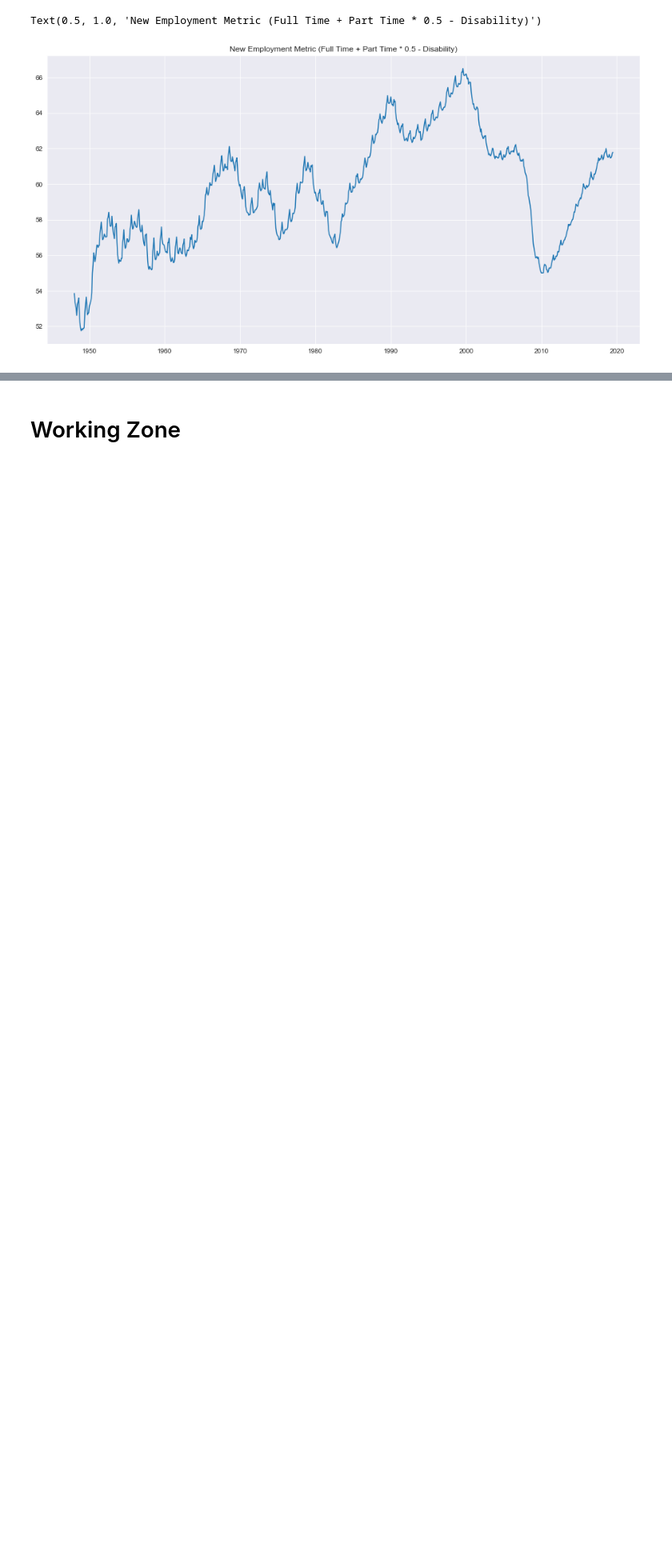
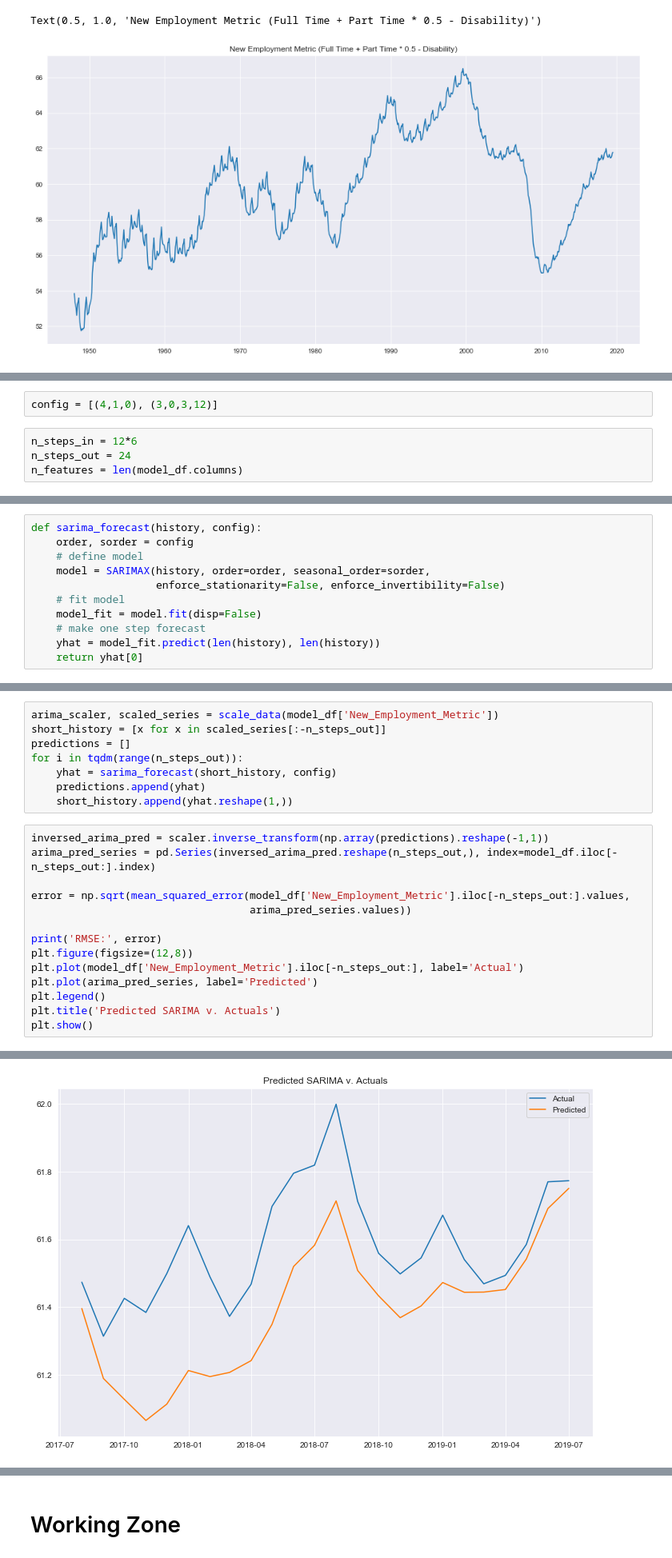
Before and after one commit to zapatos24/Employment_Prediction_LSTM_NN, a Jupyter notebook: mod_7_project.ipynb, the cells around one changed output, grey strips where cells are left out. Shown at 80% size. Saved outputs shown, nothing was run; the diff lists cells and outputs as text; blank space fills up the shorter version.

```diff
--- a/mod_7_project.ipynb
+++ b/mod_7_project.ipynb
@@ -1270 +1379,7 @@ Text(0.5, 1.0, 'New Employment Metric (Full Time + Part Time * 0.5 - Disability)
+# %%
+config = [(4,1,0), (3,0,3,12)]
+# %%
+n_steps_in = 12*6
+n_steps_out = 24
+n_features = len(model_df.columns)
 # %%
@@ -1271,0 +1397,11 @@ lstm_df = model_df.applymap(lambda x: x/100)
+# %%
+def sarima_forecast(history, config):
+    order, sorder = config
+    # define model
+    model = SARIMAX(history, order=order, seasonal_order=sorder,
+                    enforce_stationarity=False, enforce_invertibility=False)
+    # fit model
+    model_fit = model.fit(disp=False)
+    # make one step forecast
+    yhat = model_fit.predict(len(history), len(history))
+    return yhat[0]
@@ -1271,0 +1448,23 @@ lstm_df = model_df.applymap(lambda x: x/100)
+# %%
+arima_scaler, scaled_series = scale_data(model_df['New_Employment_Metric'])
+short_history = [x for x in scaled_series[:-n_steps_out]]
+predictions = []
+for i in tqdm(range(n_steps_out)):
+    yhat = sarima_forecast(short_history, config)
+    predictions.append(yhat)
+    short_history.append(yhat.reshape(1,))
+# %%
+inversed_arima_pred = scaler.inverse_transform(np.array(predictions).reshape(-1,1))
+arima_pred_series = pd.Series(inversed_arima_pred.reshape(n_steps_out,), index=model_df.iloc[-n_steps_out:].index)
+
+error = np.sqrt(mean_squared_error(model_df['New_Employment_Metric'].iloc[-n_steps_out:].values,
+                                   arima_pred_series.values))
+
+print('RMSE:', error)
+plt.figure(figsize=(12,8))
+plt.plot(model_df['New_Employment_Metric'].iloc[-n_steps_out:], label='Actual')
+plt.plot(arima_pred_series, label='Predicted')
+plt.legend()
+plt.title('Predicted SARIMA v. Actuals')
+plt.show()
+# %% [output]
@@ -1271,0 +1472 @@ lstm_df = model_df.applymap(lambda x: x/100)
+[figure, added]
```
Also changed, not shown: parts of 28 cells of this notebook, 2 other files.
